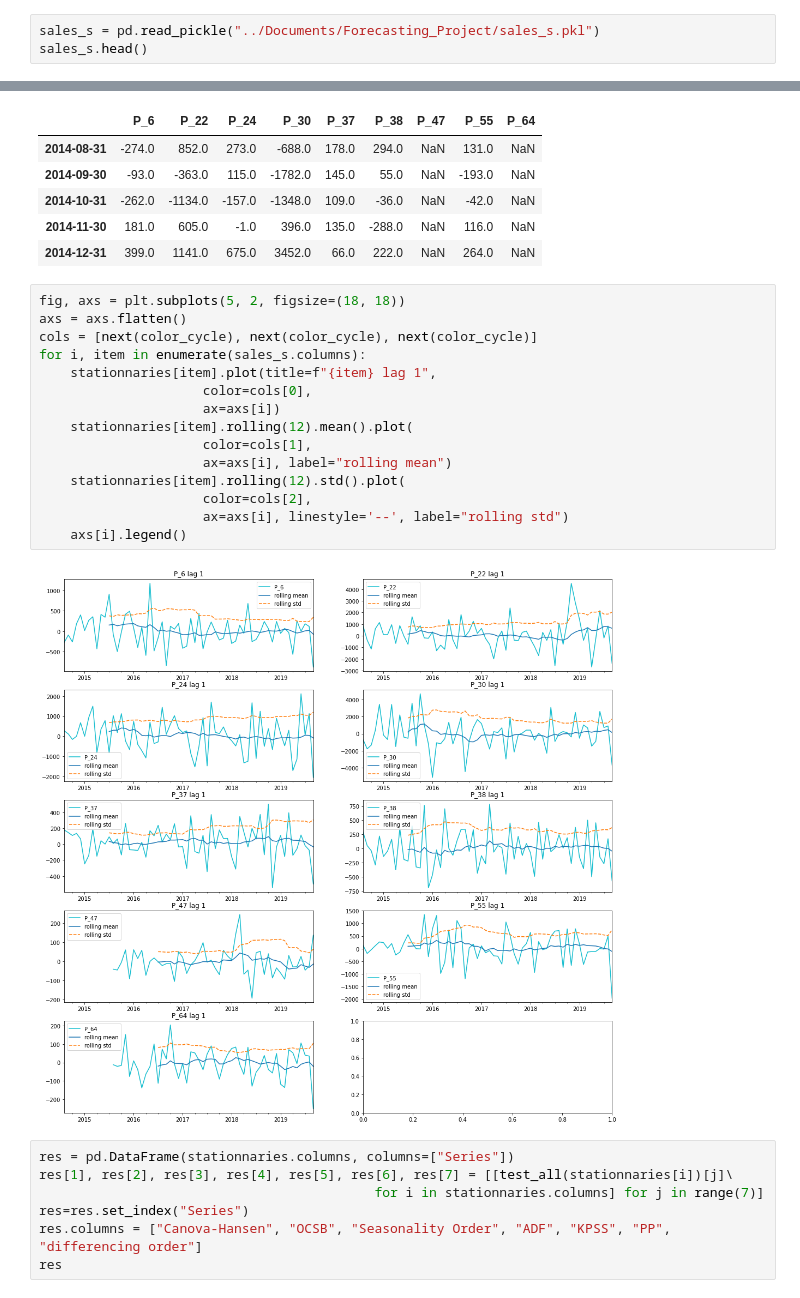
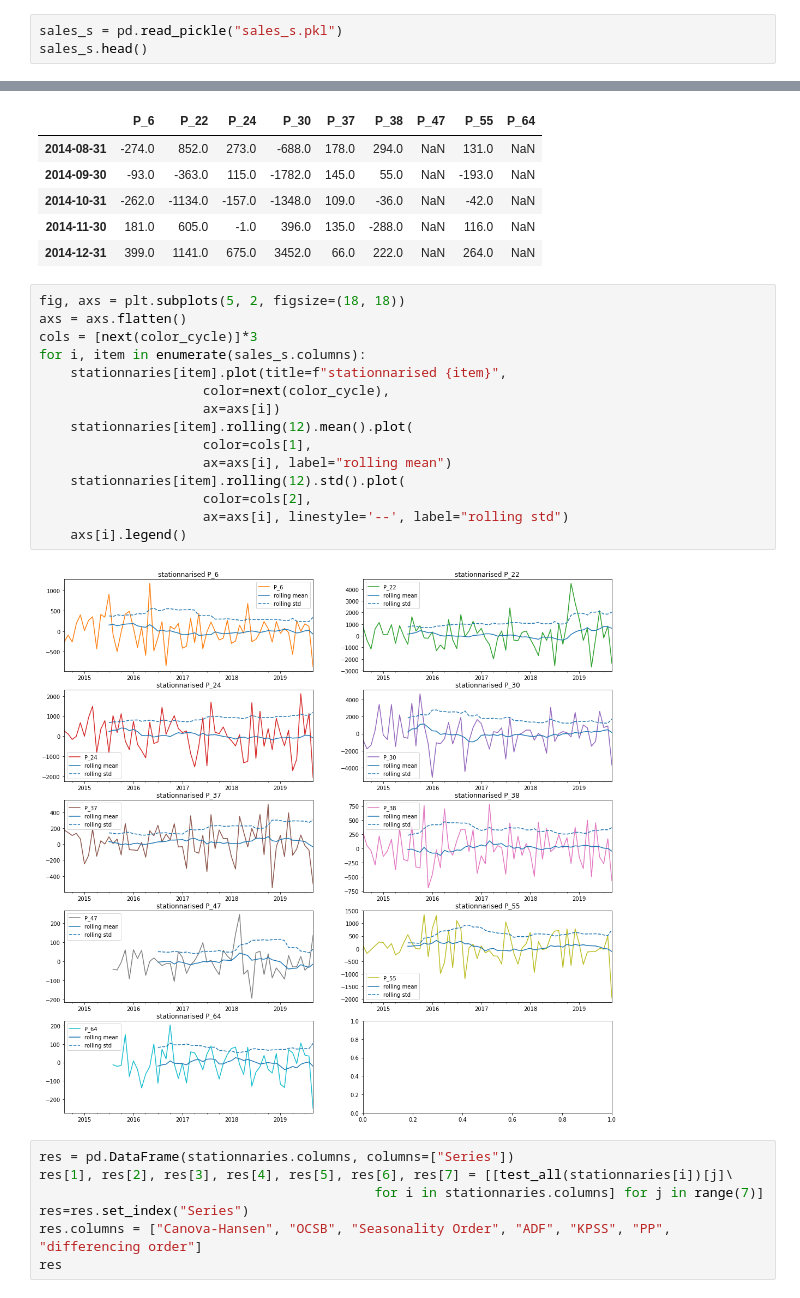
Before and after one commit to Mounji-Salma/Forecasting_App, a Jupyter notebook: ARIMA.ipynb, the cells around one changed output, grey strips where cells are left out. Cells and saved outputs as stored; diff of their text form.

```diff
--- a/ARIMA.ipynb
+++ b/ARIMA.ipynb
@@ -41,7 +41,7 @@ print("setup complete")
 # %% [output]
 setup complete
 # %%
-sales_s = pd.read_pickle("../Documents/Forecasting_Project/sales_s.pkl")
+sales_s = pd.read_pickle("sales_s.pkl")
 sales_s.head()
 # %% [output]
 |  | P_6 | P_22 | P_24 | P_30 | P_37 | P_38 | P_47 | P_55 | P_64 |
@@ -114,20 +123,20 @@ stationnaries.head()
 # %%
 fig, axs = plt.subplots(5, 2, figsize=(18, 18))
 axs = axs.flatten()
-cols = [next(color_cycle), next(color_cycle), next(color_cycle)]
+cols = [next(color_cycle)]*3
 for i, item in enumerate(sales_s.columns):
-    stationnaries[item].plot(title=f"{item} lag 1",
-                     color=cols[0],
+    stationnaries[item].plot(title=f"stationnarised {item}",
+                     color=next(color_cycle),
                      ax=axs[i])
     stationnaries[item].rolling(12).mean().plot(
                      color=cols[1],
                      ax=axs[i], label="rolling mean")
     stationnaries[item].rolling(12).std().plot(
                      color=cols[2],
                      ax=axs[i], linestyle='--', label="rolling std")
     axs[i].legend()
 # %% [output]
-[figure, old version]
+[figure, new version]
 # %%
 res = pd.DataFrame(stationnaries.columns, columns=["Series"])
 res[1], res[2], res[3], res[4], res[5], res[6], res[7] = [[test_all(stationnaries[i])[j]\
```
Also changed, not shown: parts of 12 cells of this notebook, 4 other files.
